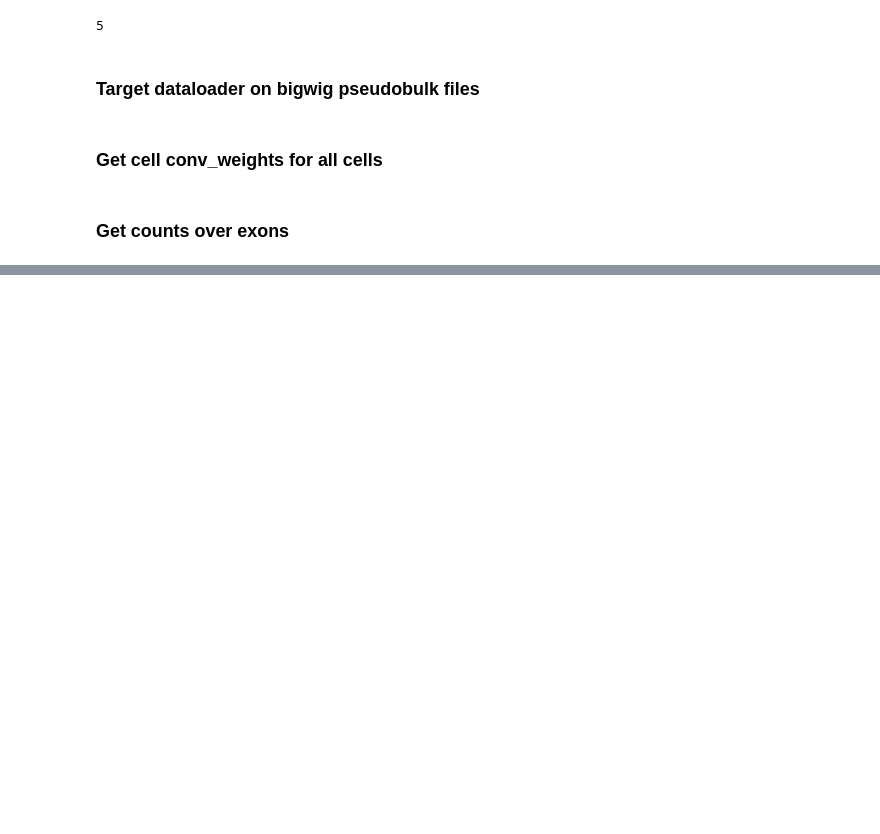
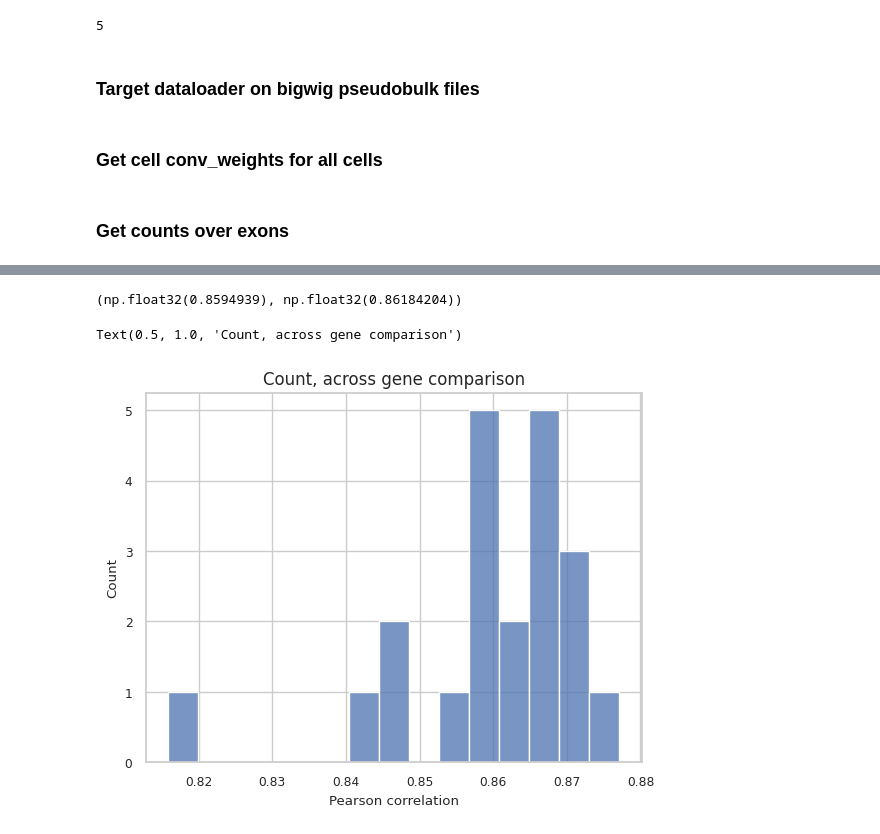
Before and after one commit to gagneurlab/scooby_reproducibility, a Jupyter notebook: notebooks/figure2/FastEvaluator-fixed.ipynb, the cells around one changed output, grey strips where cells are left out. Saved outputs shown, nothing was run; the diff lists cells and outputs as text; code cells hidden in the pictures; blank space fills up the shorter version.

```diff
--- a/notebooks/figure2/FastEvaluator-fixed.ipynb
+++ b/notebooks/figure2/FastEvaluator-fixed.ipynb
@@ -217,3 +207,24 @@ all_outputs, all_targets = torch.vstack(all_outputs).clone().numpy(force=True),t
+# %%
+spearmanr = [
+    scipy.stats.spearmanr(np.log2(all_outputs[:, i] + 1),
+                          np.log2(all_targets[:, i] + 1))[0] for i in range(all_outputs.shape[1])
+]
+pearsonr =  [
+    scipy.stats.pearsonr (np.log2(all_outputs[:, i] + 1),
+                          np.log2(all_targets[:, i] + 1))[0] for i in range(all_outputs.shape[1])]
+# %%
+np.mean(pearsonr), np.median(pearsonr) # np.mean(pearsonr), np.median(pearsonr) with normos (0.8695861071966647, 0.8775566542956221)
+# %% [output]
+(np.float32(0.8594939), np.float32(0.86184204))
+# %%
+import seaborn as sns
+sns.set_theme(style="whitegrid",  font_scale=0.8)
+sns.histplot(pearsonr, bins = 15)
+plt.xlabel('Pearson correlation')
+plt.title('Count, across gene comparison',  size = 12)
+# %% [output]
+Text(0.5, 1.0, 'Count, across gene comparison')
+[figure, added]
 # %%
 num_neighbors = 1
 
```
Also changed, not shown: parts of 13 cells of this notebook, 7 other files.
